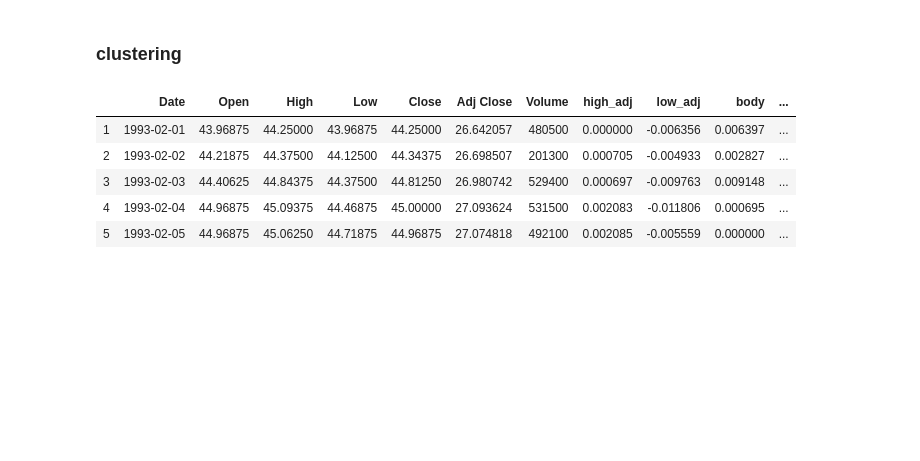
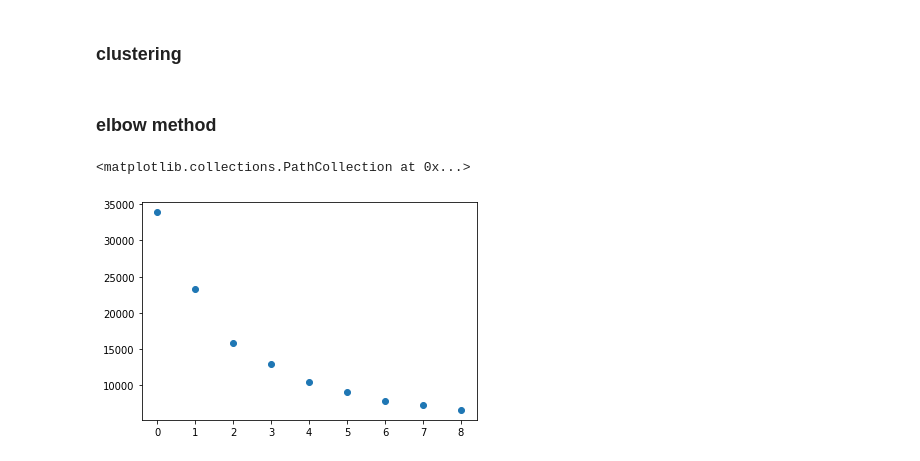
Before and after one commit to alexanderDoria/phant0m, a Jupyter notebook: price_unsupervised.ipynb, the cells around one changed output. Drawn from its saved outputs; the diff is of its cells as text; code cells hidden in the pictures; blank space fills up the shorter version.

```diff
--- a/price_unsupervised.ipynb
+++ b/price_unsupervised.ipynb
@@ -103,9 +106,2 @@ stocks['cluster'] = labels
-# %%
-stocks.head()
-# %% [output]
-|  | Date | Open | High | Low | Close | Adj Close | Volume | high_adj | low_adj | body | ... |
-| 1 | 1993-02-01 | 43.96875 | 44.25000 | 43.96875 | 44.25000 | 26.642057 | 480500 | 0.000000 | -0.006356 | 0.006397 | ... |
-| 2 | 1993-02-02 | 44.21875 | 44.37500 | 44.12500 | 44.34375 | 26.698507 | 201300 | 0.000705 | -0.004933 | 0.002827 | ... |
-| 3 | 1993-02-03 | 44.40625 | 44.84375 | 44.37500 | 44.81250 | 26.980742 | 529400 | 0.000697 | -0.009763 | 0.009148 | ... |
-| 4 | 1993-02-04 | 44.96875 | 45.09375 | 44.46875 | 45.00000 | 27.093624 | 531500 | 0.002083 | -0.011806 | 0.000695 | ... |
-| 5 | 1993-02-05 | 44.96875 | 45.06250 | 44.71875 | 44.96875 | 27.074818 | 492100 | 0.002085 | -0.005559 | 0.000000 | ... |
+# %% [markdown]
+### elbow method
@@ -111,0 +116,5 @@ stocks.head()
+# %%
+plt.scatter(np.arange(n_clusters-1), sse)
+# %% [output]
+<matplotlib.collections.PathCollection at 0x...>
+[figure, added]
```
Also changed, not shown: parts of 16 cells of this notebook, 1 other file.
